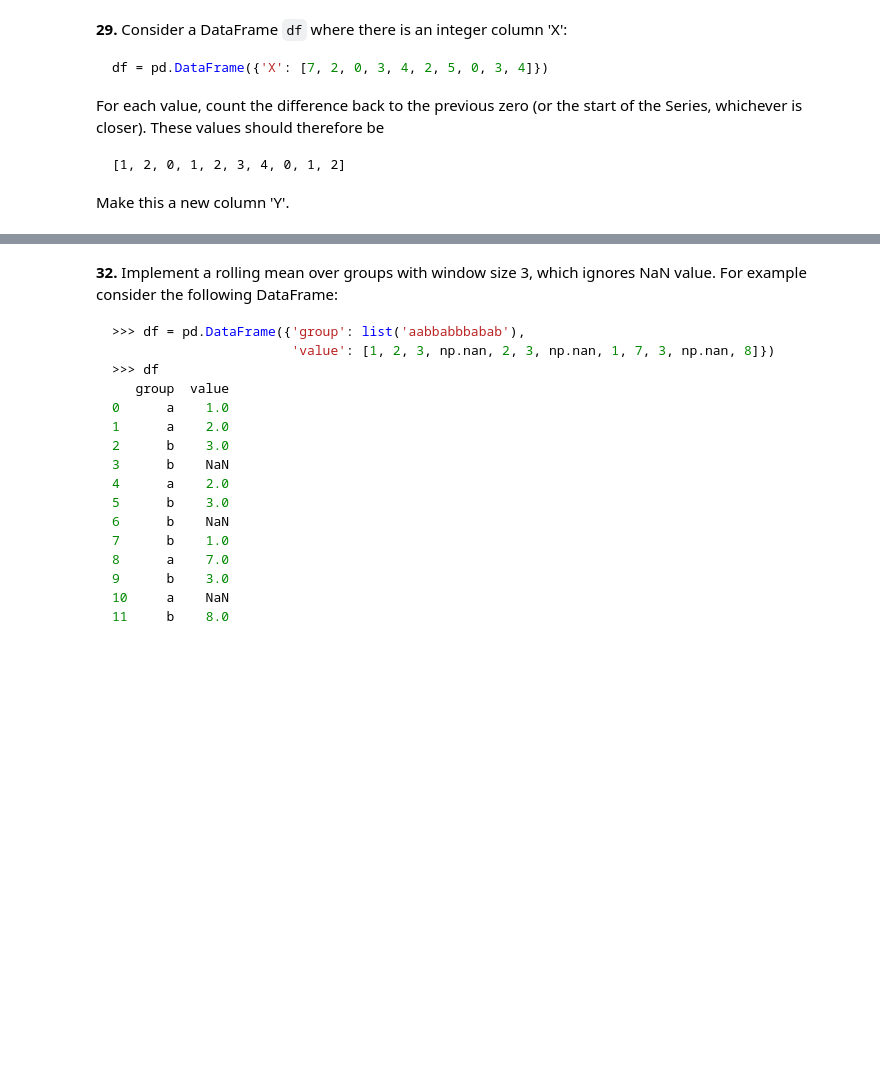
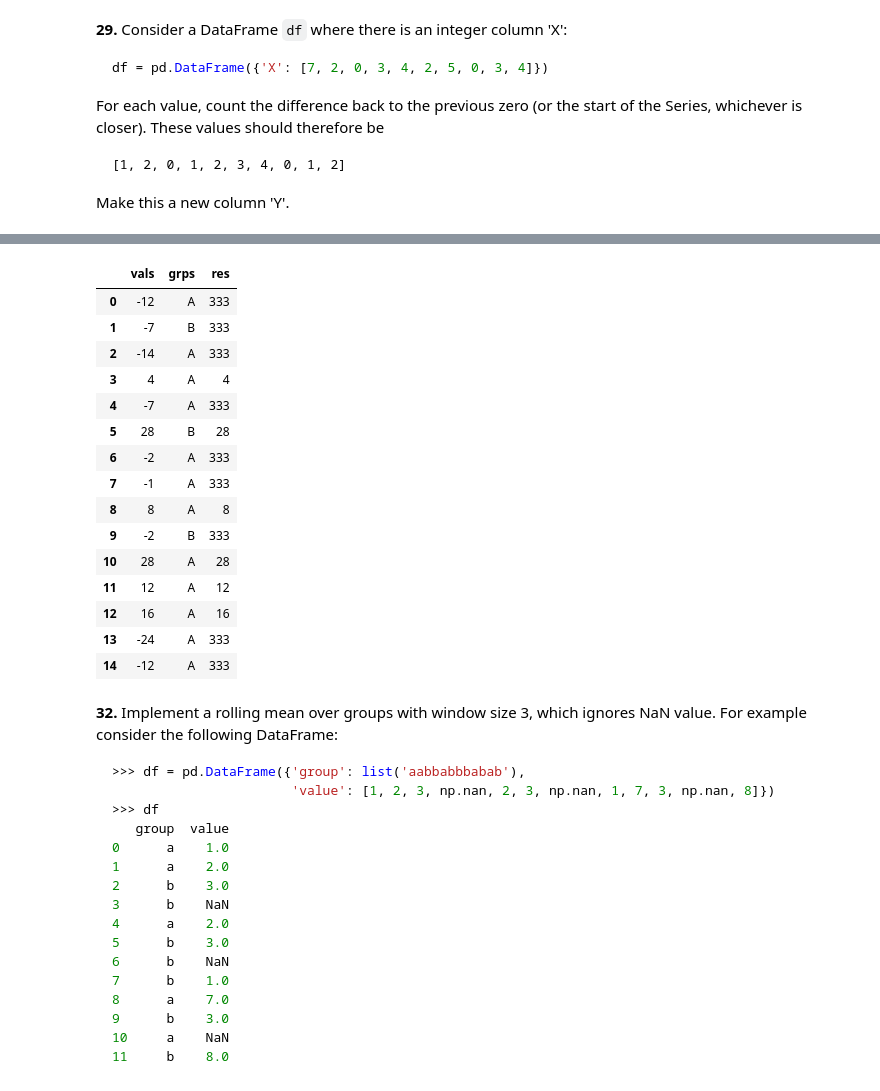
Before and after one commit to sbaranovn/100-pandas-puzzles, a Jupyter notebook: 100-pandas-puzzles.ipynb, the cells around one changed output, grey strips where cells are left out. Cells and saved outputs as stored; diff of their text form; code cells hidden in the pictures; blank space fills up the shorter version.

```diff
--- a/100-pandas-puzzles.ipynb
+++ b/100-pandas-puzzles.ipynb
@@ -499,3 +618,23 @@ Create a new column 'patched_values' which contains the same values as the 'vals
+# %%
+df['res'] = df['vals'].transform( lambda t_: t_ if t_ > 0 else 333 )
+df
+# %% [output]
+|  | vals | grps | res |
+| 0 | -12 | A | 333 |
+| 1 | -7 | B | 333 |
+| 2 | -14 | A | 333 |
+| 3 | 4 | A | 4 |
+| 4 | -7 | A | 333 |
+| 5 | 28 | B | 28 |
+| 6 | -2 | A | 333 |
+| 7 | -1 | A | 333 |
+| 8 | 8 | A | 8 |
+| 9 | -2 | B | 333 |
+| 10 | 28 | A | 28 |
+| 11 | 12 | A | 12 |
+| 12 | 16 | A | 16 |
+| 13 | -24 | A | 333 |
+| 14 | -12 | A | 333 |
 # %% [markdown]
 **32.** Implement a rolling mean over groups with window size 3, which ignores NaN value. For example consider the following DataFrame:
 
```
Also changed, not shown: parts of 10 cells of this notebook, 1 other file.
